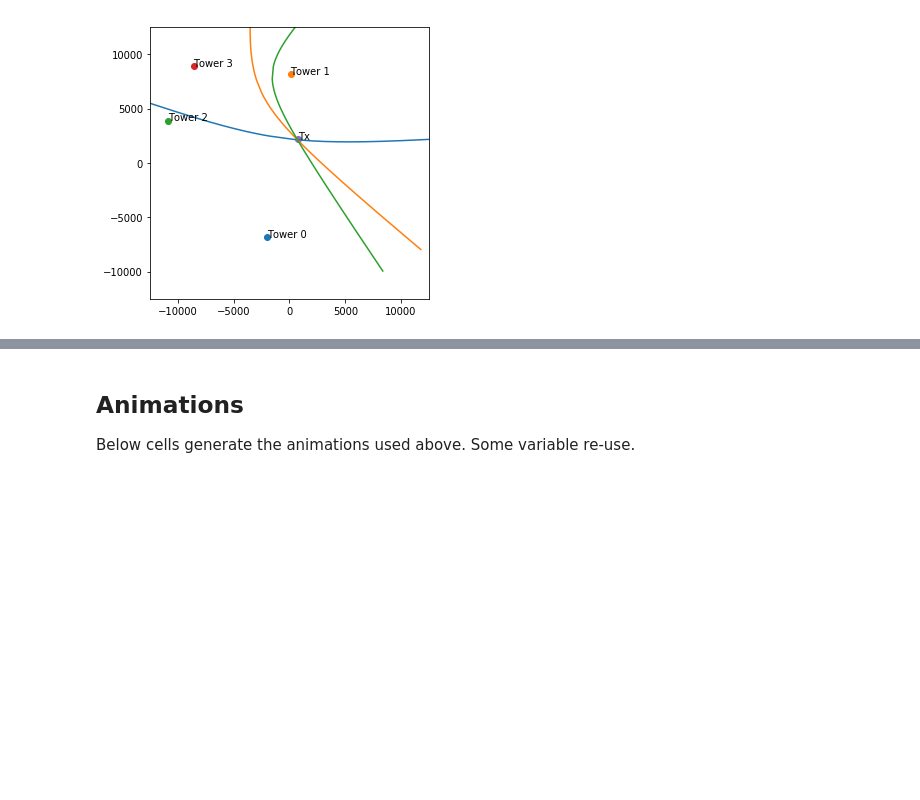
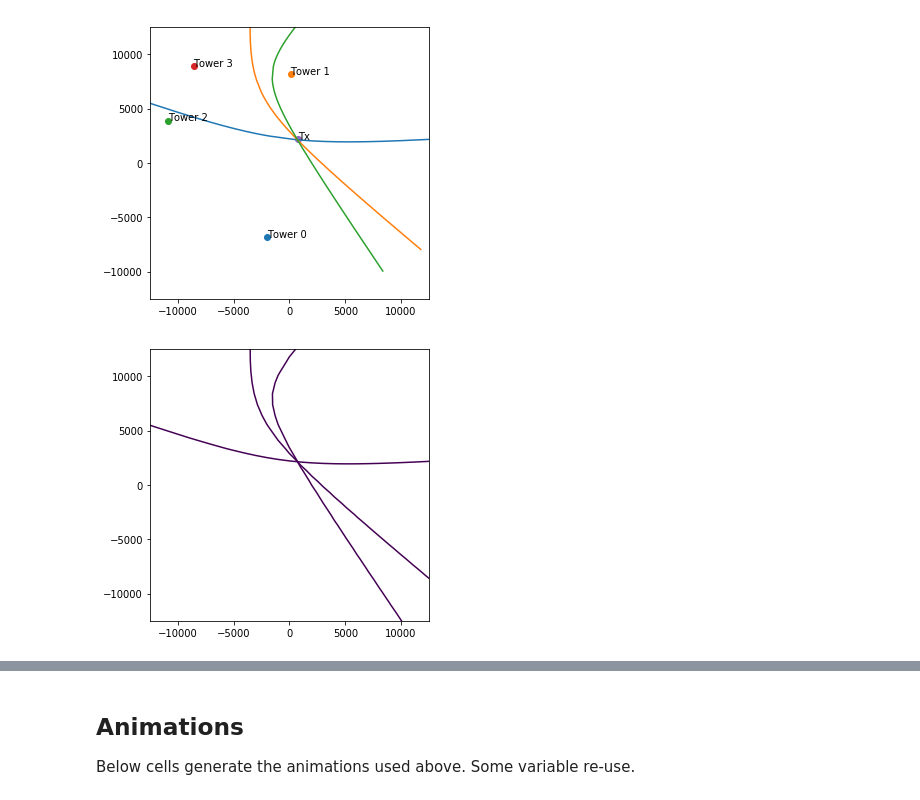
Before and after one commit to jurasofish/multilateration, a Jupyter notebook: multilateration.ipynb, the cells around one changed output, grey strips where cells are left out. Drawn from its saved outputs; the diff is of its cells as text; code cells hidden in the pictures; blank space fills up the shorter version.

Commit message:
add plotting and solving of equations

```diff
--- a/multilateration.ipynb
+++ b/multilateration.ipynb
@@ -204,3 +205,36 @@ tx: [ 731.70475905 2184.19298779]
 distances: [ 9409.38151992  6007.90001384 11749.91315762 11490.45489794]
 rec_times: [2.50003146 2.50002049 2.50003941 2.50003865]
 [figure]
+# %%
+# plot the same hyperbola using the derived expressions.
+
+fig, ax = plt.subplots(figsize=(5,5))
+max_width = max(tx_square_side, rx_square_side)/2
+ax.set_ylim((max_width*-1, max_width))
+ax.set_xlim((max_width*-1, max_width))
+
+c = np.argmin(rec_times)  # Tower that received first.
+p_c = towers[c]
+t_c = rec_times[c]
+
+x = np.linspace(towers[i][0] - 50000, towers[i][0] + 50000, 100)
+y = np.linspace(towers[i][1] - 50000, towers[i][1] + 50000, 100)
+x, y = np.meshgrid(x, y)
+
+for i in range(num_towers):
+    if i == c:
+        continue
+
+    p_i = towers[i]
+    t_i = rec_times[i]
+
+    plt.contour(
+        x, y,
+        (
+           np.sqrt((x-p_c[0])**2 + (y-p_c[1])**2)
+         - np.sqrt((x-p_i[0])**2 + (y-p_i[1])**2)
+         + v*(t_i - t_c)
+        ),
+        [0])
+# %% [output]
+[figure, added]
```
Also changed, not shown: parts of 2 cells of this notebook.
